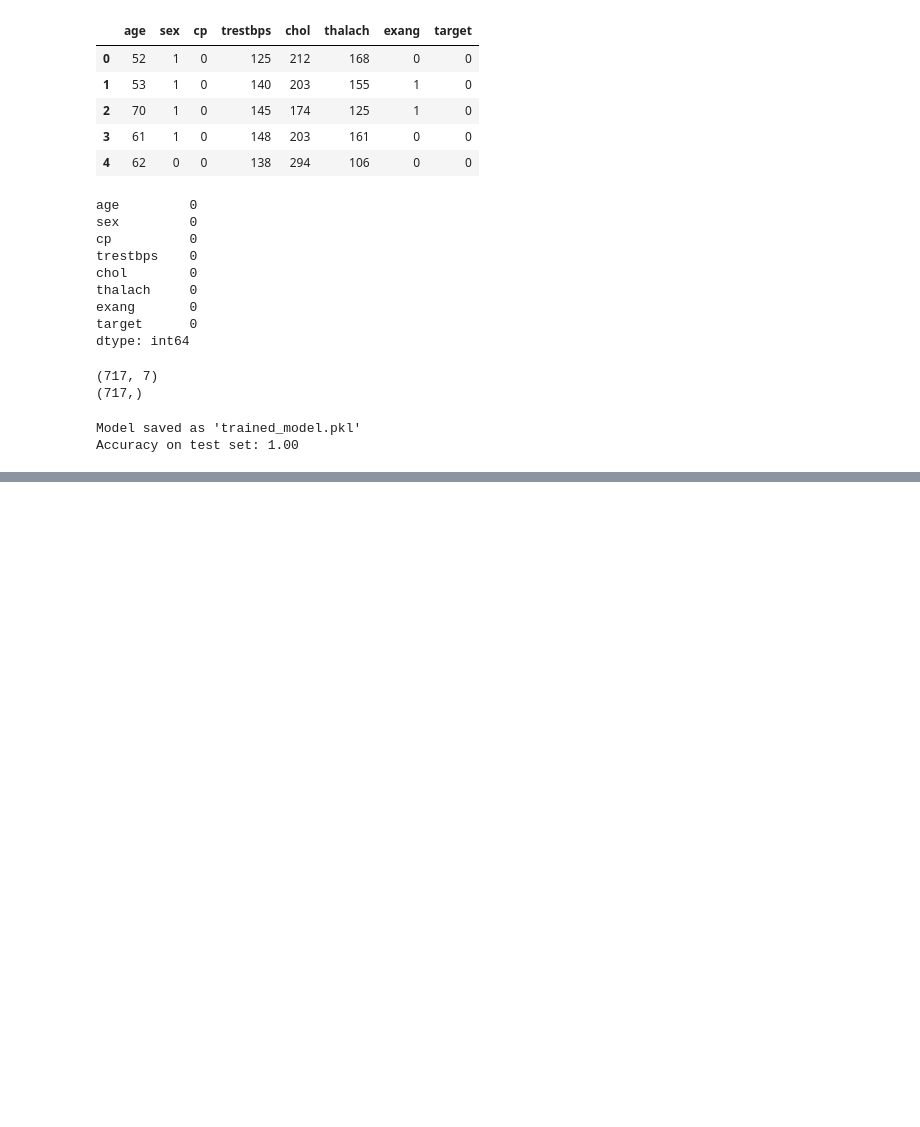
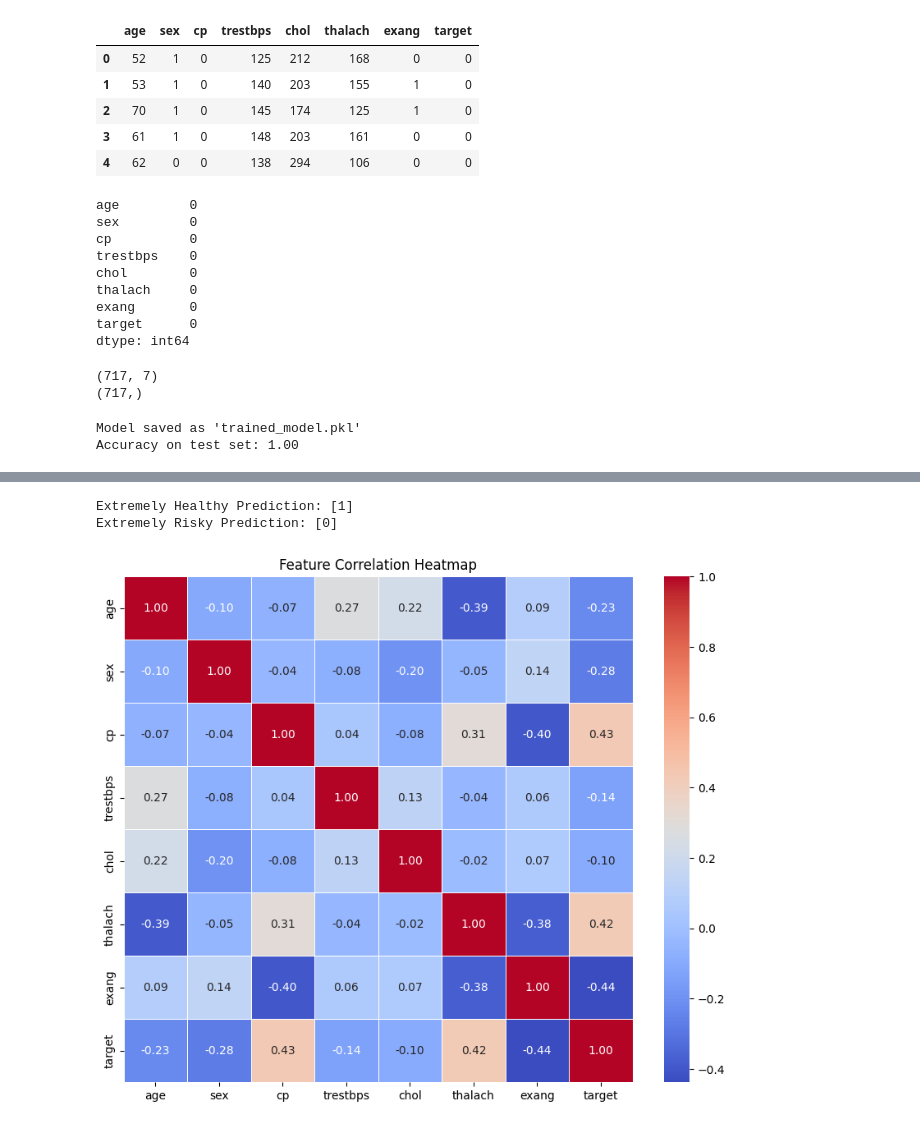
Before and after one commit to kajtorngren/heart-disease-ml-diagnosis, a Jupyter notebook: train_model.ipynb, the cells around one changed output, grey strips where cells are left out. Drawn from its saved outputs; the diff is of its cells as text; code cells hidden in the pictures; blank space fills up the shorter version.

```diff
--- a/train_model.ipynb
+++ b/train_model.ipynb
@@ -76,0 +144,40 @@ Accuracy on test set: 1.00
+# %%
+# Extremely low-risk individual
+extremely_healthy = pd.DataFrame({
+    'age': [20],
+    'sex': [1],
+    'cp': [0],
+    'trestbps': [110],
+    'chol': [150],
+    'thalach': [200],
+    'exang': [0]
+})
+print(f"Extremely Healthy Prediction: {model.predict(extremely_healthy)}")
+
+# Extremely high-risk individual
+extremely_risky = pd.DataFrame({
+    'age': [80],
+    'sex': [1],
+    'cp': [3],
+    'trestbps': [180],
+    'chol': [400],
+    'thalach': [80],
+    'exang': [1]
+})
+print(f"Extremely Risky Prediction: {model.predict(extremely_risky)}")
+# %% [output]
+Extremely Healthy Prediction: [1]
+Extremely Risky Prediction: [0]
+# %%
+df = pd.DataFrame(data)
+
+# Compute the correlation matrix
+correlation_matrix = df.corr()
+
+# Create the heatmap
+plt.figure(figsize=(10, 8))
+sns.heatmap(correlation_matrix, annot=True, cmap='coolwarm', fmt=".2f", linewidths=0.5)
+plt.title("Feature Correlation Heatmap")
+plt.show()
+# %% [output]
+[figure, added]
```
Also changed, not shown: parts of 4 cells of this notebook, 1 other file.
